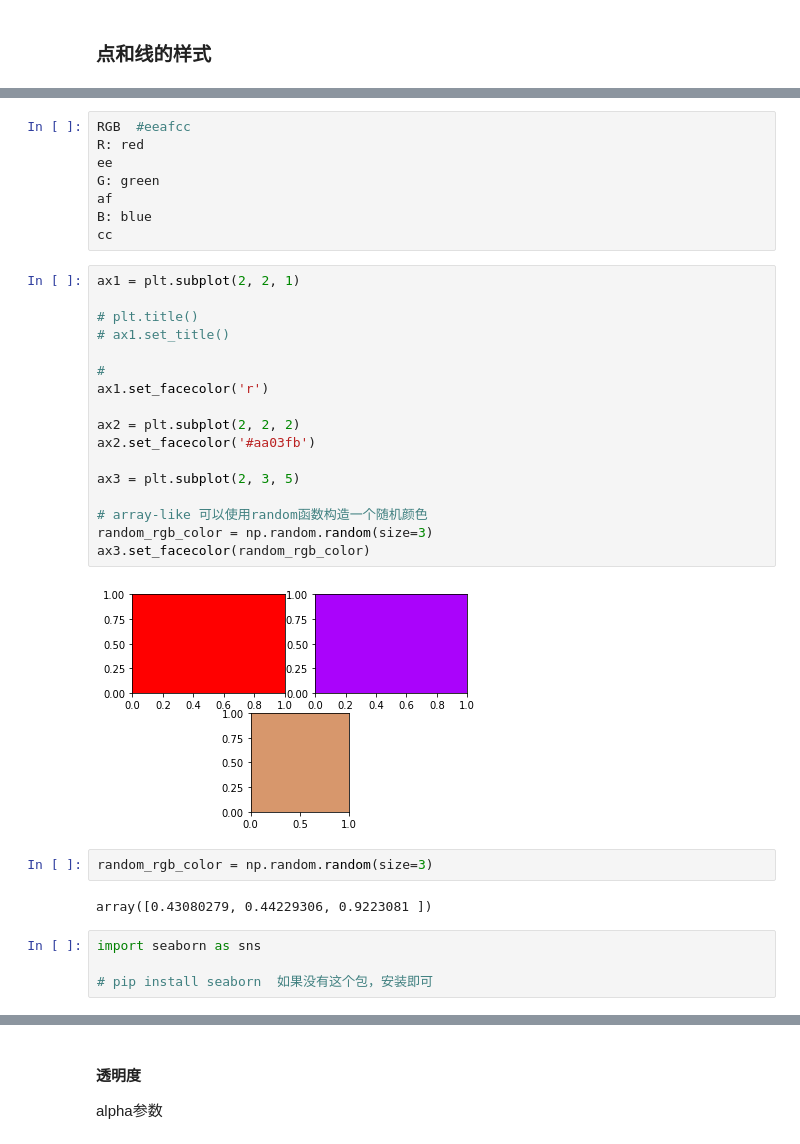
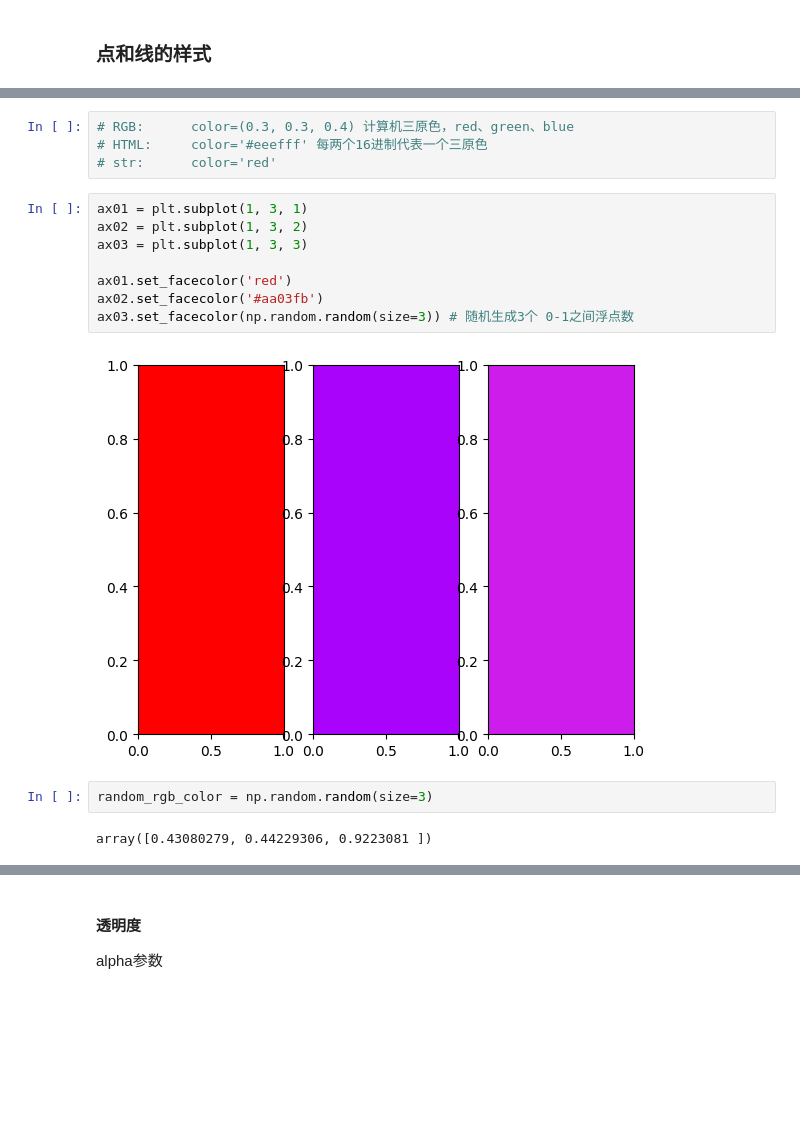
Before and after one commit to qiaogy91/pySkill, a Jupyter notebook: matplotlib绘图/Matplotlib绘图.ipynb, the cells around one changed output, grey strips where cells are left out. Saved outputs shown, nothing was run; the diff lists cells and outputs as text; blank space fills up the shorter version.

```diff
--- a/matplotlib绘图/Matplotlib绘图.ipynb
+++ b/matplotlib绘图/Matplotlib绘图.ipynb
@@ -248,36 +132,19 @@ plt.grid(color='red')
-# %%
-RGB  #eeafcc
-R: red
-ee
-G: green
-af
-B: blue
-cc
-# %%
-ax1 = plt.subplot(2, 2, 1)
-
-# plt.title()
-# ax1.set_title()
-
-#
-ax1.set_facecolor('r')
-
-ax2 = plt.subplot(2, 2, 2)
-ax2.set_facecolor('#aa03fb')
-
-ax3 = plt.subplot(2, 3, 5)
-
-# array-like 可以使用random函数构造一个随机颜色
-random_rgb_color = np.random.random(size=3)
-ax3.set_facecolor(random_rgb_color)
-# %% [output]
-[figure, removed]
+# %%
+# RGB:      color=(0.3, 0.3, 0.4) 计算机三原色，red、green、blue
+# HTML:     color='#eeefff' 每两个16进制代表一个三原色
+# str:      color='red'
+# %%
+ax01 = plt.subplot(1, 3, 1)
+ax02 = plt.subplot(1, 3, 2)
+ax03 = plt.subplot(1, 3, 3)
+
+ax01.set_facecolor('red')
+ax02.set_facecolor('#aa03fb')
+ax03.set_facecolor(np.random.random(size=3)) # 随机生成3个 0-1之间浮点数
+# %% [output]
+[figure, added]
 # %%
 random_rgb_color = np.random.random(size=3)
 # %% [output]
 array([0.43080279, 0.44229306, 0.9223081 ])
-# %%
-import seaborn as sns
-
-# pip install seaborn  如果没有这个包，安装即可
 # %%
```
Also changed, not shown: parts of 21 cells of this notebook, 3 other files.
